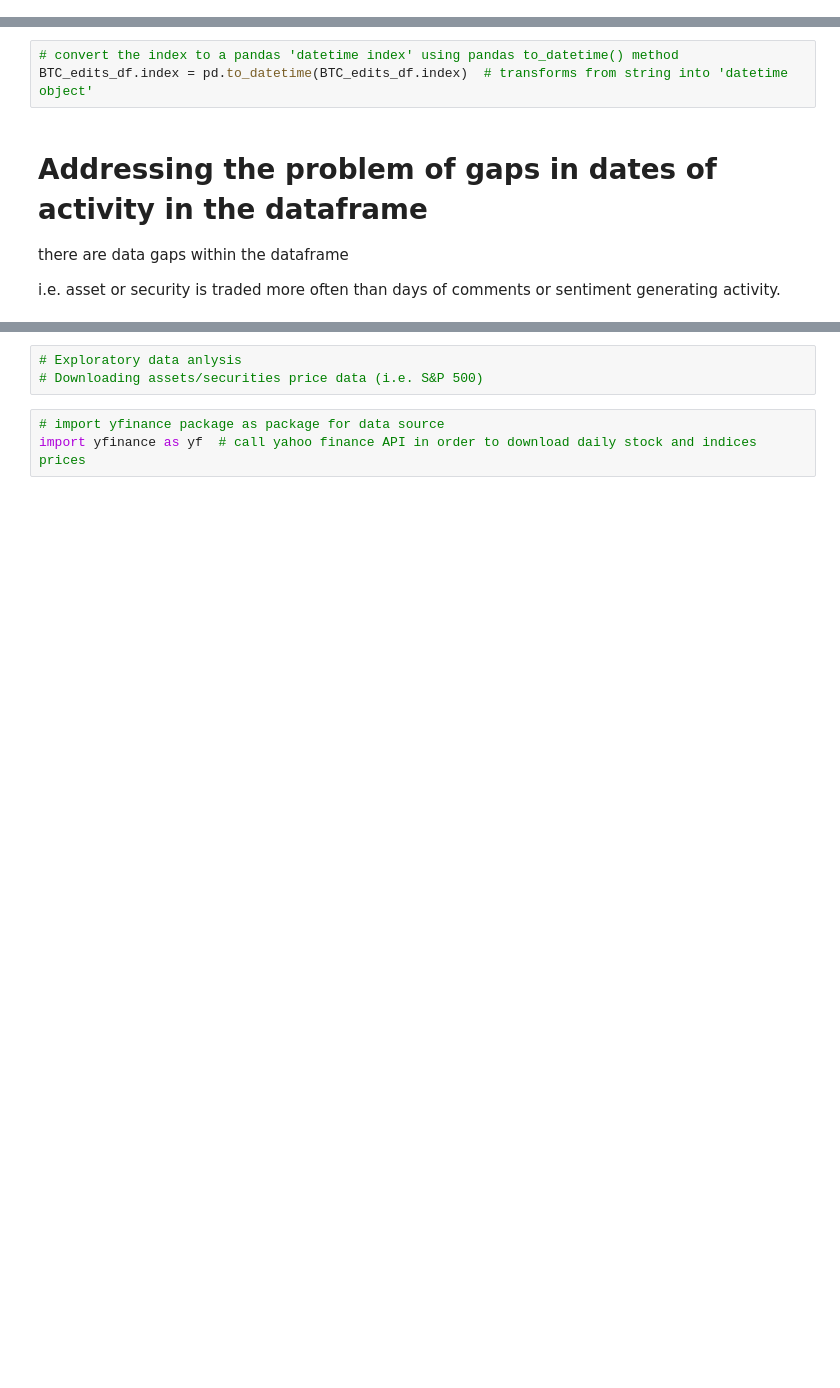
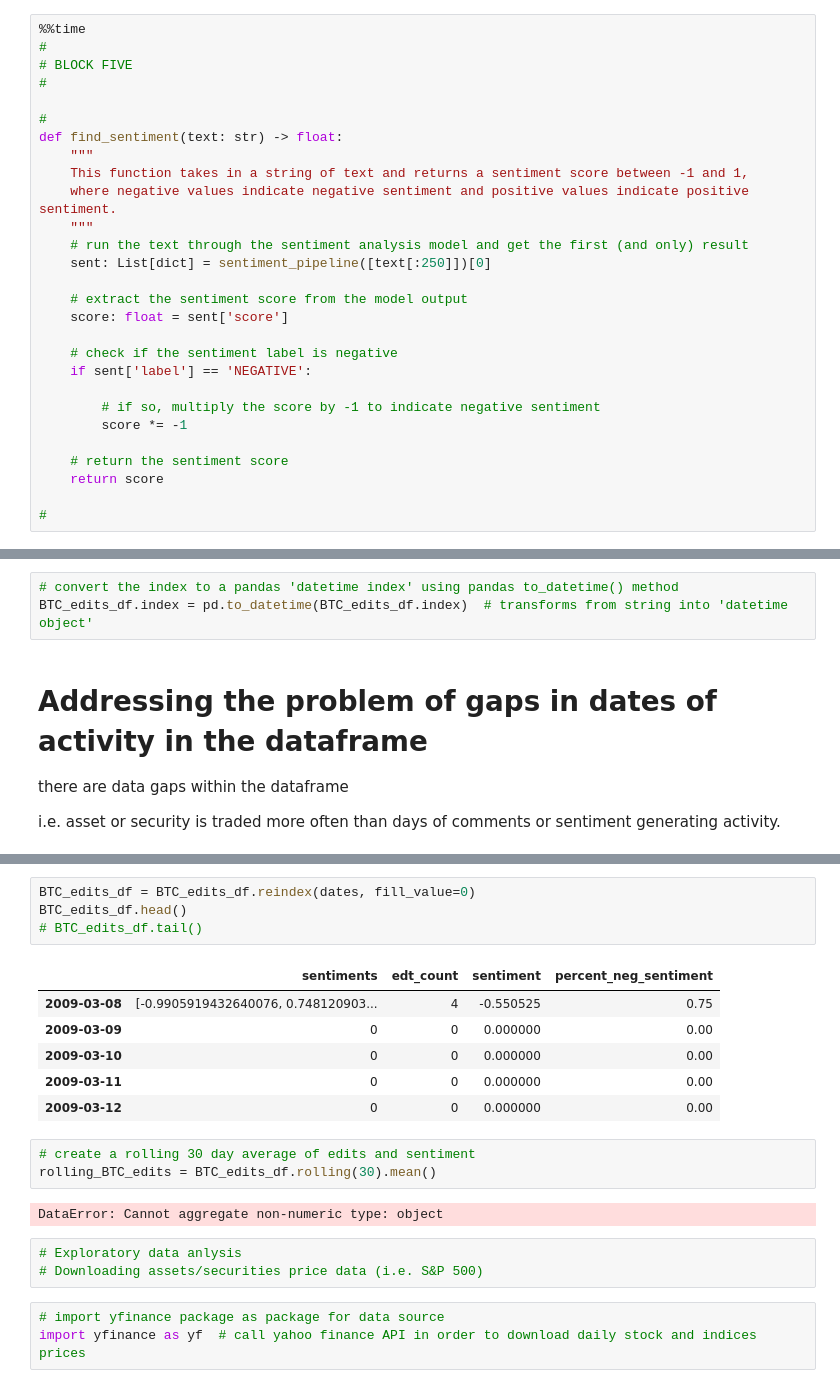
Before and after one commit to Billie-LS/Trading_ML_Algo_Experimentation, a Jupyter notebook: TradeBotProject_TensorFlow-Sentiment.ipynb, the cells around one changed output, grey strips where cells are left out. Saved outputs shown, nothing was run; the diff lists cells and outputs as text; blank space fills up the shorter version.

```diff
--- a/TradeBotProject_TensorFlow-Sentiment.ipynb
+++ b/TradeBotProject_TensorFlow-Sentiment.ipynb
@@ -105,0 +169,28 @@ OrderedDict([('revid', 275832581),
+# %%
+%%time
+#
+# BLOCK FIVE
+#
+
+#
+def find_sentiment(text: str) -> float:
+    """
+    This function takes in a string of text and returns a sentiment score between -1 and 1,
+    where negative values indicate negative sentiment and positive values indicate positive sentiment.
+    """
+    # run the text through the sentiment analysis model and get the first (and only) result
+    sent: List[dict] = sentiment_pipeline([text[:250]])[0]
+
+    # extract the sentiment score from the model output
+    score: float = sent['score']
+
+    # check if the sentiment label is negative
+    if sent['label'] == 'NEGATIVE':
+
+        # if so, multiply the score by -1 to indicate negative sentiment
+        score *= -1
+
+    # return the sentiment score
+    return score
+
+#
@@ -246,3 +413,19 @@ NameError: name 'datetime' is not defined
+# %%
+BTC_edits_df = BTC_edits_df.reindex(dates, fill_value=0)
+BTC_edits_df.head()
+# BTC_edits_df.tail()
+# %% [output]
+|  | sentiments | edt_count | sentiment | percent_neg_sentiment |
+| 2009-03-08 | [-0.9905919432640076, 0.748120903... | 4 | -0.550525 | 0.75 |
+| 2009-03-09 | 0 | 0 | 0.000000 | 0.00 |
+| 2009-03-10 | 0 | 0 | 0.000000 | 0.00 |
+| 2009-03-11 | 0 | 0 | 0.000000 | 0.00 |
+| 2009-03-12 | 0 | 0 | 0.000000 | 0.00 |
+# %%
+# create a rolling 30 day average of edits and sentiment
+rolling_BTC_edits = BTC_edits_df.rolling(30).mean()
+# %% [output]
+DataError: Cannot aggregate non-numeric type: object
 # %%
 # Exploratory data anlysis
 # Downloading assets/securities price data (i.e. S&P 500)
```
Also changed, not shown: parts of 13 cells of this notebook, 1 other file.
